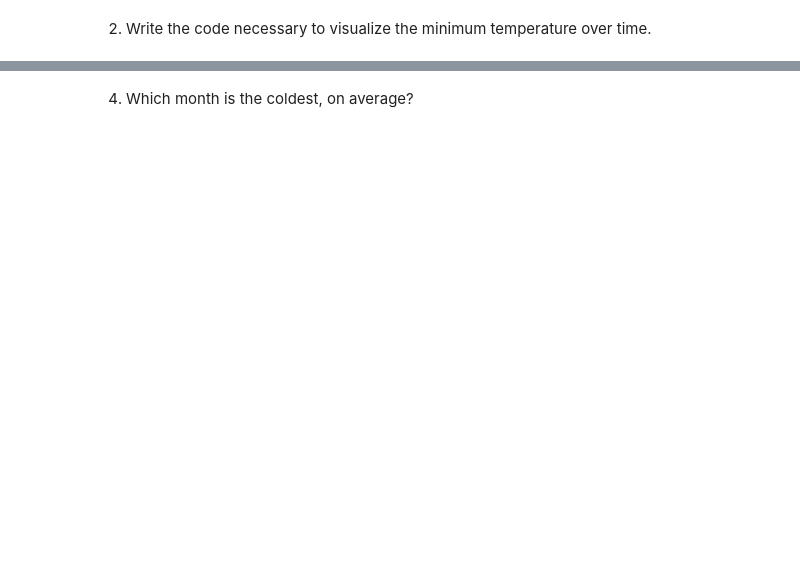
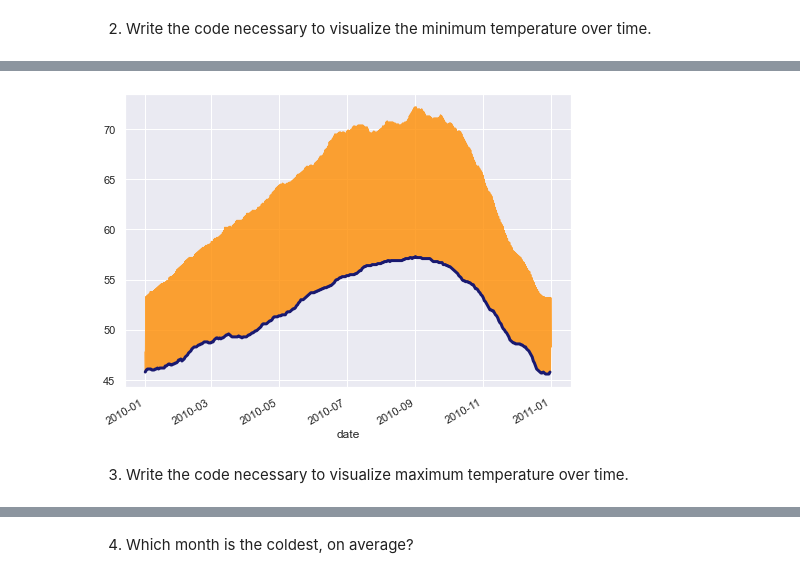
Before and after one commit to masonsherbondy/time-series-exercises, a Jupyter notebook: working_with_time_series_data.ipynb, the cells around one changed output, grey strips where cells are left out. Drawn from its saved outputs; the diff is of its cells as text; code cells hidden in the pictures; blank space fills up the shorter version.

```diff
--- a/working_with_time_series_data.ipynb
+++ b/working_with_time_series_data.ipynb
@@ -134,0 +133,4 @@ plt.legend();
+# %%
+#assign dataframe to frame resamples by day using minimum temperature
+min_by_day = df.resample('D').min()
+min_by_day
@@ -134,0 +152,10 @@ plt.legend();
+# %%
+#visualize temperature over time
+df.temp.plot(c = 'darkorange', label = 'raw', alpha = .8)
+
+#visualize minimum temperature per day over time
+min_by_day.temp.plot(c = 'midnightblue', label = 'Daily Minimum Temperature', lw = 3);
+# %% [output]
+[figure, added]
+# %% [markdown]
+3. Write the code necessary to visualize maximum temperature over time.
```
Also changed, not shown: parts of 39 cells of this notebook.
